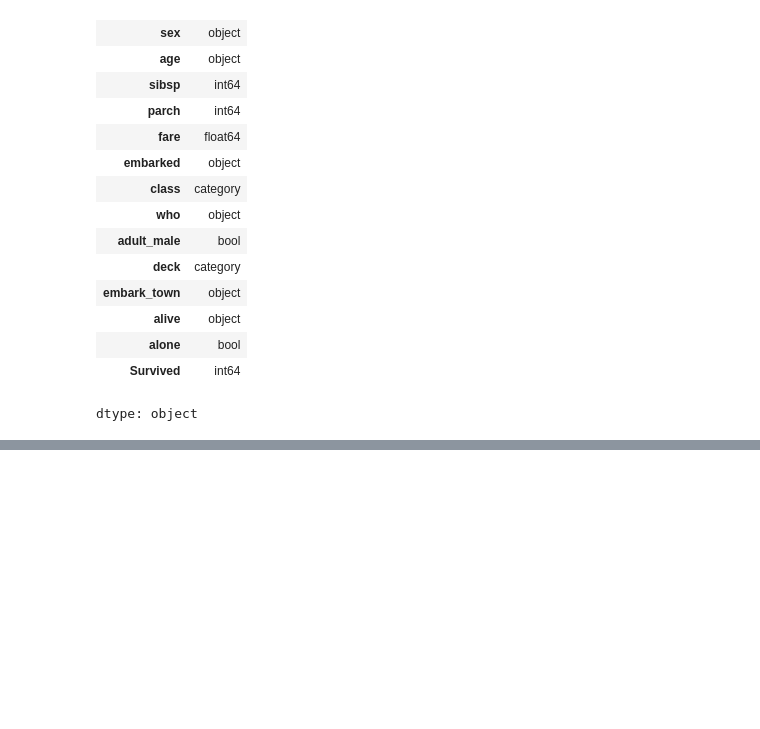
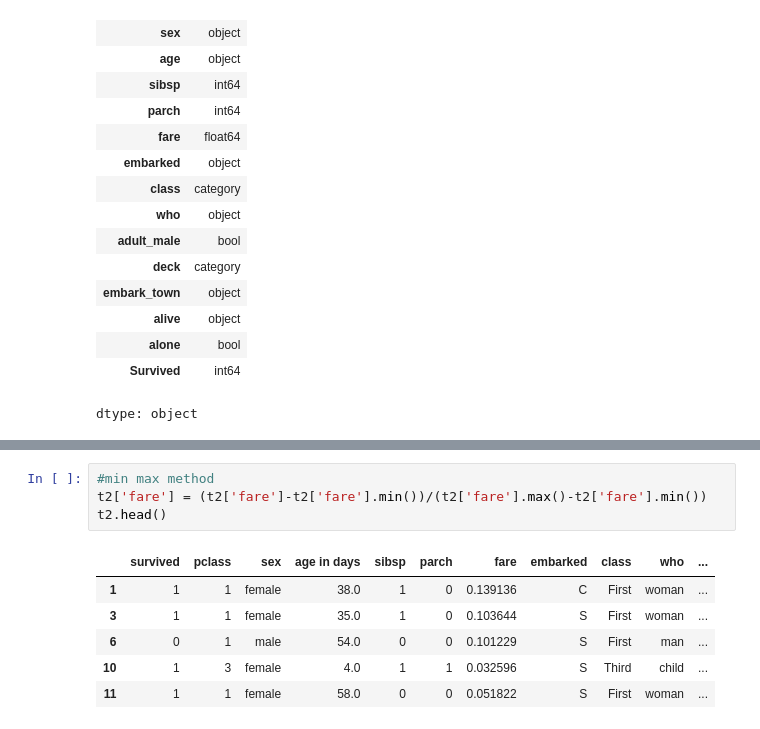
Before and after one commit to Syeda-Eman/40-days-of-Python, a Jupyter notebook: Day_12.ipynb, the cells around one changed output, grey strips where cells are left out. Cells and saved outputs as stored; diff of their text form; blank space fills up the shorter version.

```diff
--- a/Day_12.ipynb
+++ b/Day_12.ipynb
@@ -212,0 +246,11 @@ dtype: object
+# %%
+#min max method
+t2['fare'] = (t2['fare']-t2['fare'].min())/(t2['fare'].max()-t2['fare'].min())
+t2.head()
+# %% [output]
+|  | survived | pclass | sex | age in days | sibsp | parch | fare | embarked | class | who | ... |
+| 1 | 1 | 1 | female | 38.0 | 1 | 0 | 0.139136 | C | First | woman | ... |
+| 3 | 1 | 1 | female | 35.0 | 1 | 0 | 0.103644 | S | First | woman | ... |
+| 6 | 0 | 1 | male | 54.0 | 0 | 0 | 0.101229 | S | First | man | ... |
+| 10 | 1 | 3 | female | 4.0 | 1 | 1 | 0.032596 | S | Third | child | ... |
+| 11 | 1 | 1 | female | 58.0 | 0 | 0 | 0.051822 | S | First | woman | ... |
```
Also changed, not shown: parts of 7 cells of this notebook.
